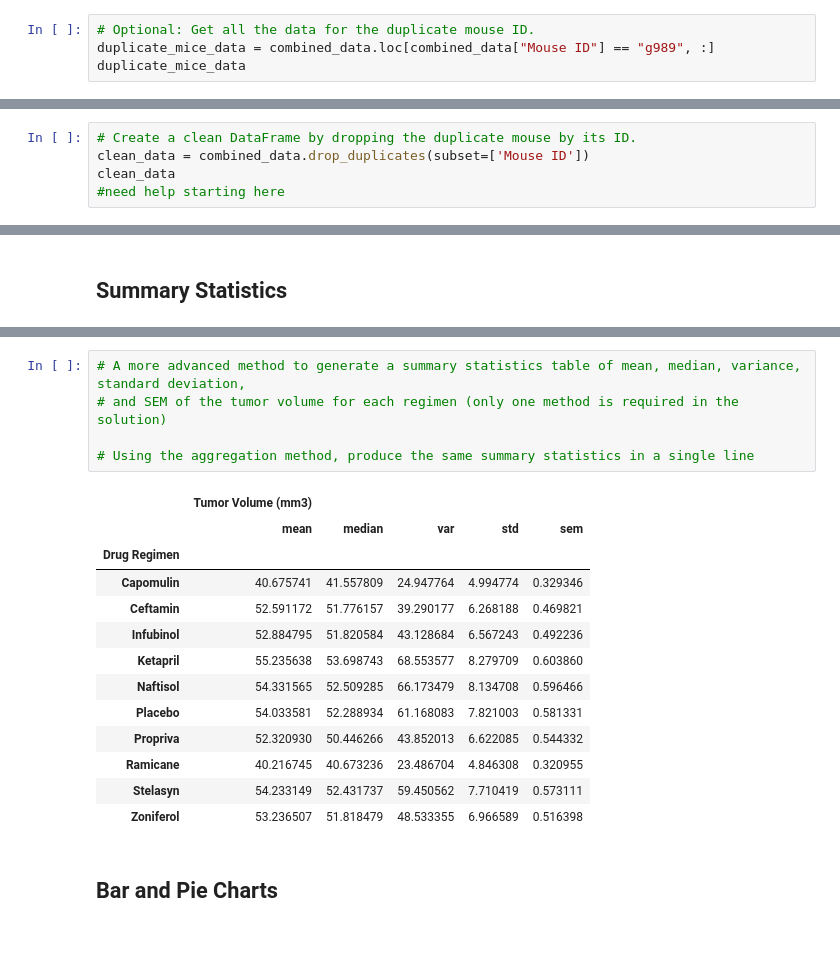
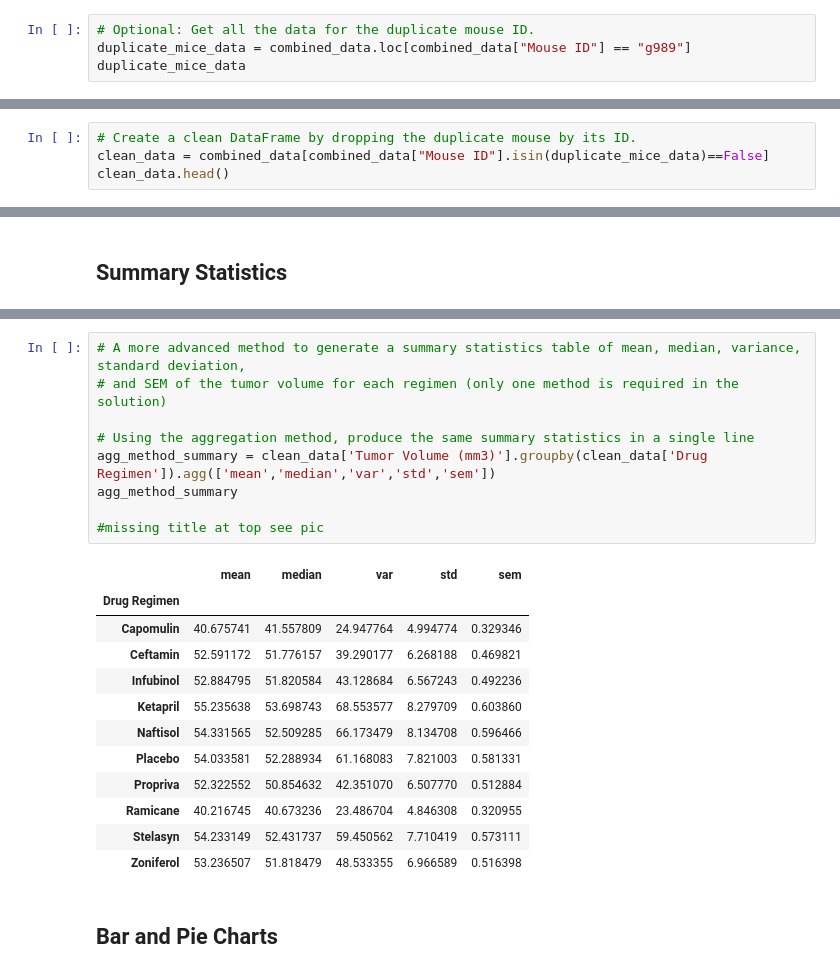
Before and after one commit to av9248/Pymaceuticals, a Jupyter notebook: pymaceuticals_starterAG.ipynb, the cells around one changed output, grey strips where cells are left out. Cells and saved outputs as stored; diff of their text form; blank space fills up the shorter version.

```diff
--- a/pymaceuticals_starterAG.ipynb
+++ b/pymaceuticals_starterAG.ipynb
@@ -53,7 +47,7 @@ duplicate_mice
 array(['g989'], dtype=object)
 # %%
 # Optional: Get all the data for the duplicate mouse ID.
-duplicate_mice_data = combined_data.loc[combined_data["Mouse ID"] == "g989", :]
+duplicate_mice_data = combined_data.loc[combined_data["Mouse ID"] == "g989"]
 duplicate_mice_data
 # %% [output]
 |  | Mouse ID | Drug Regimen | Sex | Age_months | Weight (g) | Timepoint | Tumor Volume (mm3) | ... |
@@ -72,8 +66,7 @@ duplicate_mice_data
 | 920 | g989 | Propriva | Female | 21 | 26 | 35 | 62.570880 | ... |
 # %%
 # Create a clean DataFrame by dropping the duplicate mouse by its ID.
-clean_data = combined_data.drop_duplicates(subset=['Mouse ID'])
-clean_data
-#need help starting here
+clean_data = combined_data[combined_data["Mouse ID"].isin(duplicate_mice_data)==False]
+clean_data.head()
 # %% [output]
 |  | Mouse ID | Drug Regimen | Sex | Age_months | Weight (g) | Timepoint | Tumor Volume (mm3) | ... |
@@ -119,10 +124,13 @@ clean_mice_count
 # %%
 # A more advanced method to generate a summary statistics table of mean, median, variance, standard deviation,
 # and SEM of the tumor volume for each regimen (only one method is required in the solution)
 
 # Using the aggregation method, produce the same summary statistics in a single line
+agg_method_summary = clean_data['Tumor Volume (mm3)'].groupby(clean_data['Drug Regimen']).agg(['mean','median','var','std','sem'])
+agg_method_summary
+
+#missing title at top see pic
 # %% [output]
-|  | Tumor Volume (mm3) |  |  |  |  |
 |  | mean | median | var | std | sem |
 | Drug Regimen |  |  |  |  |  |
 | Capomulin | 40.675741 | 41.557809 | 24.947764 | 4.994774 | 0.329346 |
@@ -131,7 +139,7 @@ clean_mice_count
 | Ketapril | 55.235638 | 53.698743 | 68.553577 | 8.279709 | 0.603860 |
 | Naftisol | 54.331565 | 52.509285 | 66.173479 | 8.134708 | 0.596466 |
 | Placebo | 54.033581 | 52.288934 | 61.168083 | 7.821003 | 0.581331 |
-| Propriva | 52.320930 | 50.446266 | 43.852013 | 6.622085 | 0.544332 |
+| Propriva | 52.322552 | 50.854632 | 42.351070 | 6.507770 | 0.512884 |
 | Ramicane | 40.216745 | 40.673236 | 23.486704 | 4.846308 | 0.320955 |
 | Stelasyn | 54.233149 | 52.431737 | 59.450562 | 7.710419 | 0.573111 |
 | Zoniferol | 53.236507 | 51.818479 | 48.533355 | 6.966589 | 0.516398 |
```
Also changed, not shown: parts of 5 cells of this notebook.
